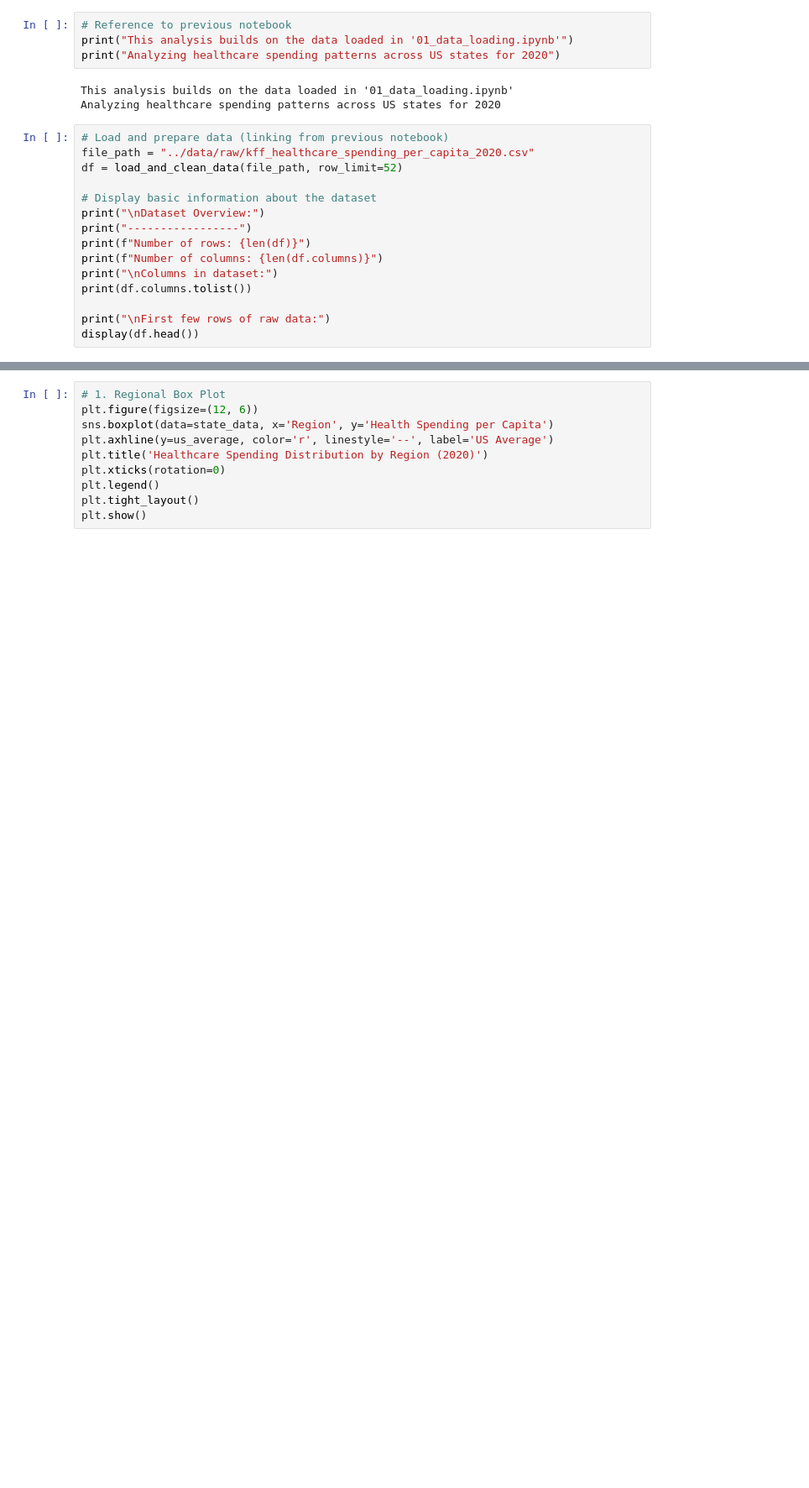
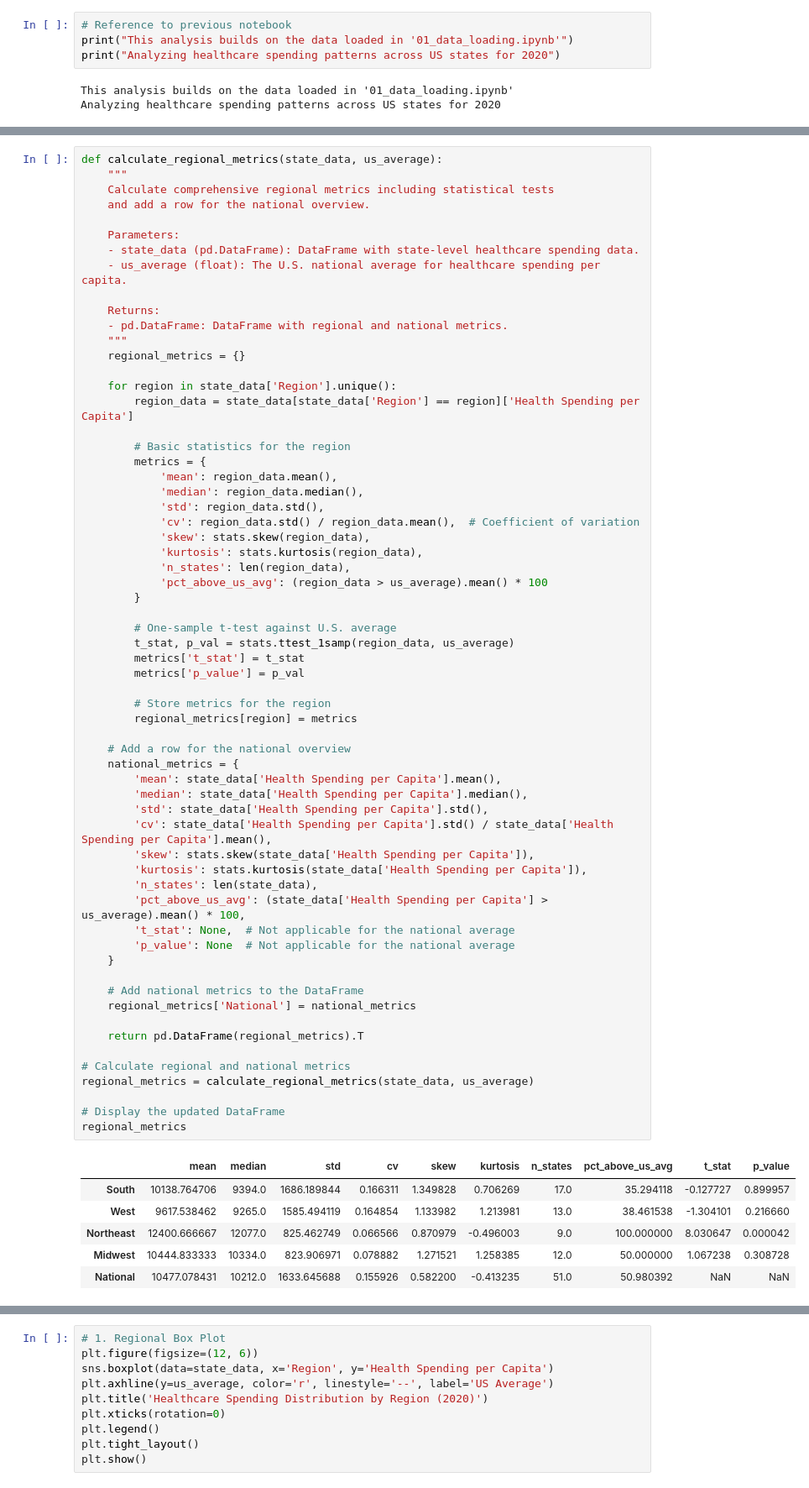
Before and after one commit to tunderscoreyler9/us-healthcare-cost-analysis, a Jupyter notebook: notebooks/02_exploratory_analysis.ipynb, the cells around one changed output, grey strips where cells are left out. Shown at 84% size. Cells and saved outputs as stored; diff of their text form; blank space fills up the shorter version.

Commit message:
Working on cleaning up the analyses in notebook 2

```diff
--- a/notebooks/02_exploratory_analysis.ipynb
+++ b/notebooks/02_exploratory_analysis.ipynb
@@ -26,18 +27,3 @@ print("Analyzing healthcare spending patterns across US states for 2020")
 # %% [output]
 This analysis builds on the data loaded in '01_data_loading.ipynb'
 Analyzing healthcare spending patterns across US states for 2020
-# %%
-# Load and prepare data (linking from previous notebook)
-file_path = "../data/raw/kff_healthcare_spending_per_capita_2020.csv"
-df = load_and_clean_data(file_path, row_limit=52)
-
-# Display basic information about the dataset
-print("\nDataset Overview:")
-print("-----------------")
-print(f"Number of rows: {len(df)}")
-print(f"Number of columns: {len(df.columns)}")
-print("\nColumns in dataset:")
-print(df.columns.tolist())
-
-print("\nFirst few rows of raw data:")
-display(df.head())
@@ -93,0 +100,69 @@ state_data['Region'] = state_data['Location'].apply(
+# %%
+def calculate_regional_metrics(state_data, us_average):
+    """
+    Calculate comprehensive regional metrics including statistical tests
+    and add a row for the national overview.
+
+    Parameters:
+    - state_data (pd.DataFrame): DataFrame with state-level healthcare spending data.
+    - us_average (float): The U.S. national average for healthcare spending per capita.
+
+    Returns:
+    - pd.DataFrame: DataFrame with regional and national metrics.
+    """
+    regional_metrics = {}
+
+    for region in state_data['Region'].unique():
+        region_data = state_data[state_data['Region'] == region]['Health Spending per Capita']
+
+        # Basic statistics for the region
+        metrics = {
+            'mean': region_data.mean(),
+            'median': region_data.median(),
+            'std': region_data.std(),
+            'cv': region_data.std() / region_data.mean(),  # Coefficient of variation
+            'skew': stats.skew(region_data),
+            'kurtosis': stats.kurtosis(region_data),
+            'n_states': len(region_data),
+            'pct_above_us_avg': (region_data > us_average).mean() * 100
+        }
+
+        # One-sample t-test against U.S. average
+        t_stat, p_val = stats.ttest_1samp(region_data, us_average)
+        metrics['t_stat'] = t_stat
+        metrics['p_value'] = p_val
+
+        # Store metrics for the region
+        regional_metrics[region] = metrics
+
+    # Add a row for the national overview
+    national_metrics = {
+        'mean': state_data['Health Spending per Capita'].mean(),
+        'median': state_data['Health Spending per Capita'].median(),
+        'std': state_data['Health Spending per Capita'].std(),
+        'cv': state_data['Health Spending per Capita'].std() / state_data['Health Spending per Capita'].mean(),
+        'skew': stats.skew(state_data['Health Spending per Capita']),
+        'kurtosis': stats.kurtosis(state_data['Health Spending per Capita']),
+        'n_states': len(state_data),
+        'pct_above_us_avg': (state_data['Health Spending per Capita'] > us_average).mean() * 100,
+        't_stat': None,  # Not applicable for the national average
+        'p_value': None  # Not applicable for the national average
+    }
+
+    # Add national metrics to the DataFrame
+    regional_metrics['National'] = national_metrics
+
+    return pd.DataFrame(regional_metrics).T
+
+# Calculate regional and national metrics
+regional_metrics = calculate_regional_metrics(state_data, us_average)
+
+# Display the updated DataFrame
+regional_metrics
+# %% [output]
+|  | mean | median | std | cv | skew | kurtosis | n_states | pct_above_us_avg | t_stat | p_value |
+| South | 10138.764706 | 9394.0 | 1686.189844 | 0.166311 | 1.349828 | 0.706269 | 17.0 | 35.294118 | -0.127727 | 0.899957 |
+| West | 9617.538462 | 9265.0 | 1585.494119 | 0.164854 | 1.133982 | 1.213981 | 13.0 | 38.461538 | -1.304101 | 0.216660 |
+| Northeast | 12400.666667 | 12077.0 | 825.462749 | 0.066566 | 0.870979 | -0.496003 | 9.0 | 100.000000 | 8.030647 | 0.000042 |
+| Midwest | 10444.833333 | 10334.0 | 823.906971 | 0.078882 | 1.271521 | 1.258385 | 12.0 | 50.000000 | 1.067238 | 0.308728 |
+| National | 10477.078431 | 10212.0 | 1633.645688 | 0.155926 | 0.582200 | -0.413235 | 51.0 | 50.980392 | NaN | NaN |
```
Also changed, not shown: parts of 8 cells of this notebook.
